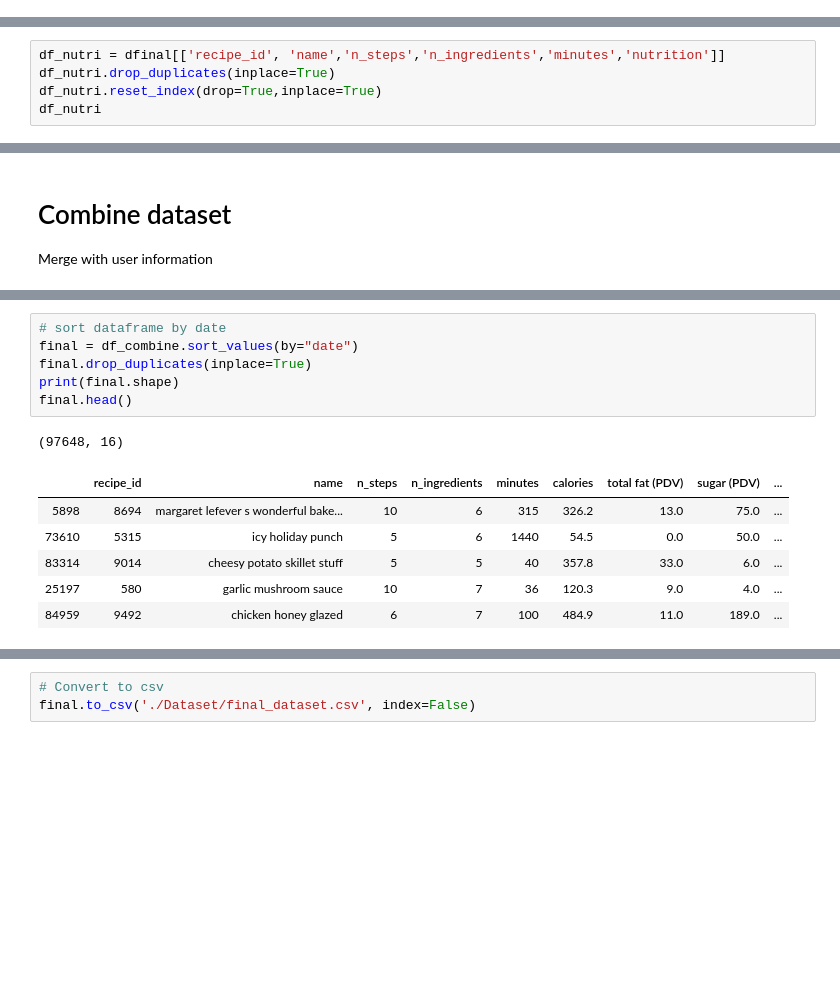
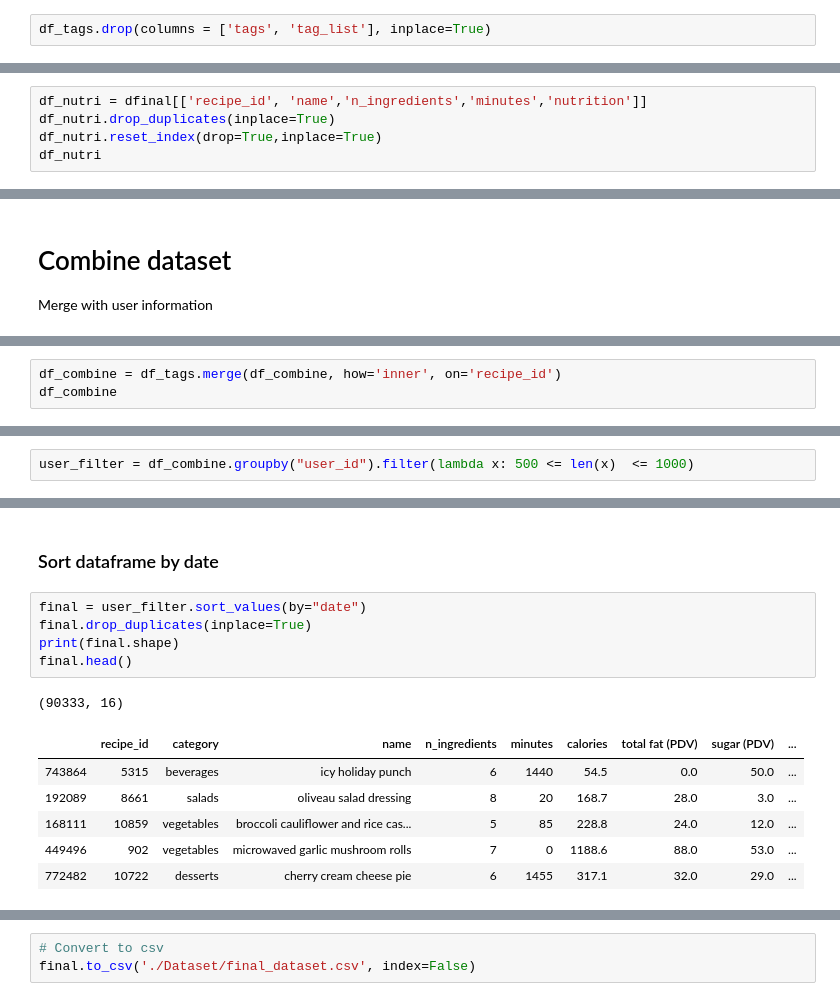
Before and after one commit to tangihan/Recipe-Recommender-System, a Jupyter notebook: Codes/Extract Train and Test Datasets.ipynb, the cells around one changed output, grey strips where cells are left out. Cells and saved outputs as stored; diff of their text form; blank space fills up the shorter version.

```diff
--- a/Codes/Extract Train and Test Datasets.ipynb
+++ b/Codes/Extract Train and Test Datasets.ipynb
@@ -99,0 +231,2 @@ print(type(dfinal['date'].iloc[0]))
+# %%
+df_tags.drop(columns = ['tags', 'tag_list'], inplace=True)
@@ -103,7 +252,7 @@ print(type(dfinal['date'].iloc[0]))
 - from string to respective categories
 - convert them to float type
 # %%
-df_nutri = dfinal[['recipe_id', 'name','n_steps','n_ingredients','minutes','nutrition']]
+df_nutri = dfinal[['recipe_id', 'name','n_ingredients','minutes','nutrition']]
 df_nutri.drop_duplicates(inplace=True)
 df_nutri.reset_index(drop=True,inplace=True)
 df_nutri
@@ -207,0 +347,3 @@ df_combine
+# %%
+df_combine = df_tags.merge(df_combine, how='inner', on='recipe_id')
+df_combine
@@ -207,0 +367,2 @@ df_combine
+# %%
+user_filter = df_combine.groupby("user_id").filter(lambda x: 500 <= len(x)  <= 1000)
@@ -208,14 +385,15 @@ df_combine
+# %% [markdown]
+### Sort dataframe by date
 # %%
-# sort dataframe by date
-final = df_combine.sort_values(by="date")
+final = user_filter.sort_values(by="date")
 final.drop_duplicates(inplace=True)
 print(final.shape)
 final.head()
 # %% [output]
-(97648, 16)
+(90333, 16)
-|  | recipe_id | name | n_steps | n_ingredients | minutes | calories | total fat (PDV) | sugar (PDV) | ... |
-| 5898 | 8694 | margaret lefever s wonderful bake... | 10 | 6 | 315 | 326.2 | 13.0 | 75.0 | ... |
-| 73610 | 5315 | icy holiday punch | 5 | 6 | 1440 | 54.5 | 0.0 | 50.0 | ... |
-| 83314 | 9014 | cheesy potato skillet stuff | 5 | 5 | 40 | 357.8 | 33.0 | 6.0 | ... |
-| 25197 | 580 | garlic mushroom sauce | 10 | 7 | 36 | 120.3 | 9.0 | 4.0 | ... |
-| 84959 | 9492 | chicken honey glazed | 6 | 7 | 100 | 484.9 | 11.0 | 189.0 | ... |
+|  | recipe_id | category | name | n_ingredients | minutes | calories | total fat (PDV) | sugar (PDV) | ... |
+| 743864 | 5315 | beverages | icy holiday punch | 6 | 1440 | 54.5 | 0.0 | 50.0 | ... |
+| 192089 | 8661 | salads | oliveau salad dressing | 8 | 20 | 168.7 | 28.0 | 3.0 | ... |
+| 168111 | 10859 | vegetables | broccoli cauliflower and rice cas... | 5 | 85 | 228.8 | 24.0 | 12.0 | ... |
+| 449496 | 902 | vegetables | microwaved garlic mushroom rolls | 7 | 0 | 1188.6 | 88.0 | 53.0 | ... |
+| 772482 | 10722 | desserts | cherry cream cheese pie | 6 | 1455 | 317.1 | 32.0 | 29.0 | ... |
```
Also changed, not shown: parts of 35 cells of this notebook, 5 other files.
